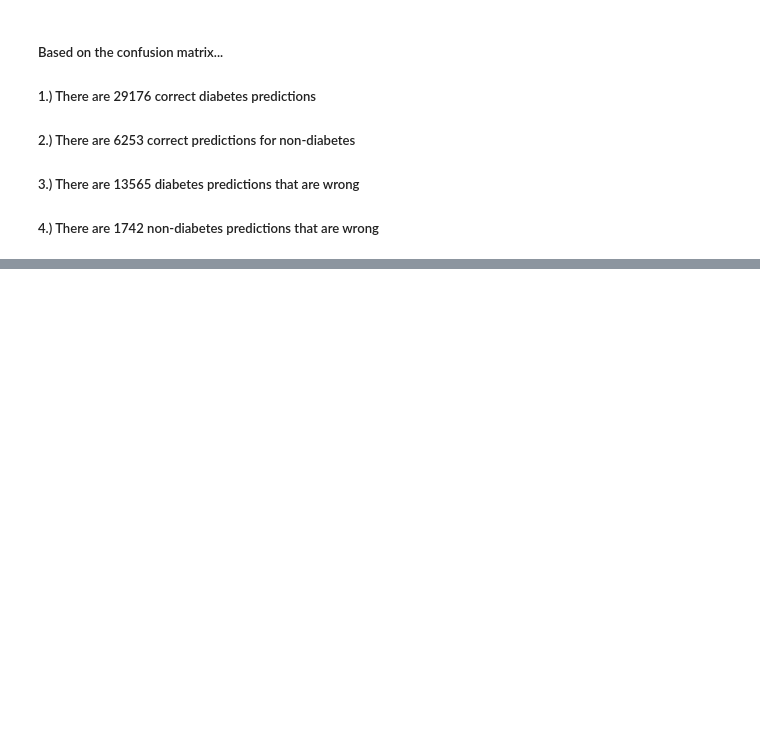
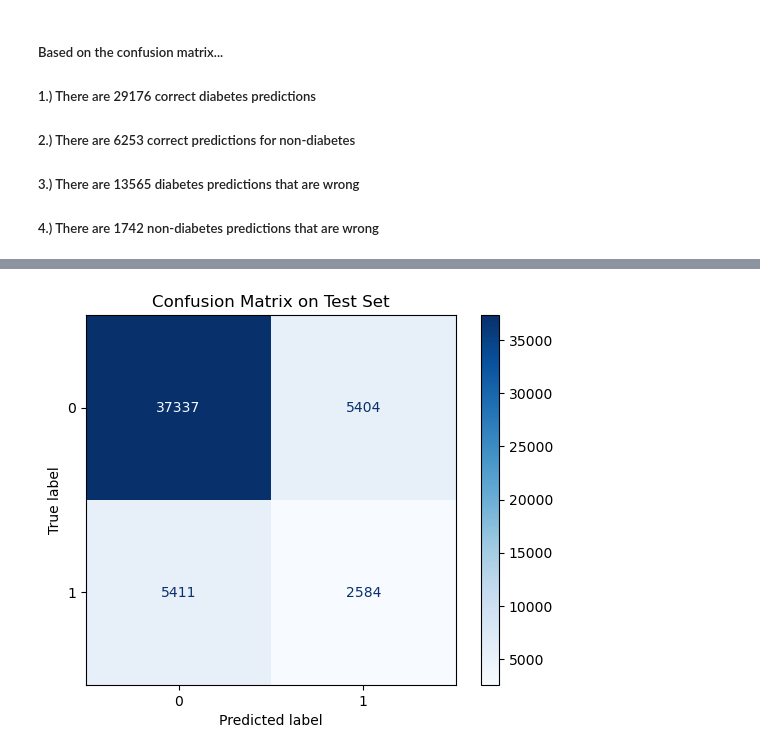
Before and after one commit to justink106/Diabetes-Predictor-Model, a Jupyter notebook: Diabetes Predictor Model - Modeling.ipynb, the cells around one changed output, grey strips where cells are left out. Cells and saved outputs as stored; diff of their text form; code cells hidden in the pictures; blank space fills up the shorter version.

```diff
--- a/Diabetes Predictor Model - Modeling.ipynb
+++ b/Diabetes Predictor Model - Modeling.ipynb
@@ -188,0 +249,5 @@ plt.show()
+# %%
+param_grid = {
+    'n_neighbors': list(range(1, 11)),
+    'weights': ['uniform', 'distance'],
+}
@@ -188,0 +280,8 @@ plt.show()
+# %%
+# Getting best KNN model
+best_knn = rand.best_estimator_
+# %%
+# Getting predictions
+y_pred = best_knn.predict(X_test_scaled)
+
+print(classification_report(y_test, y_pred))
@@ -188,0 +297,10 @@ plt.show()
+# %%
+# Making a confusion matrix
+cm = confusion_matrix(y_test, y_pred)
+
+# Plotting
+ConfusionMatrixDisplay(cm).plot(cmap='Blues')
+plt.title('Confusion Matrix on Test Set')
+plt.show()
+# %% [output]
+[figure, added]
```
Also changed, not shown: parts of 12 cells of this notebook.
